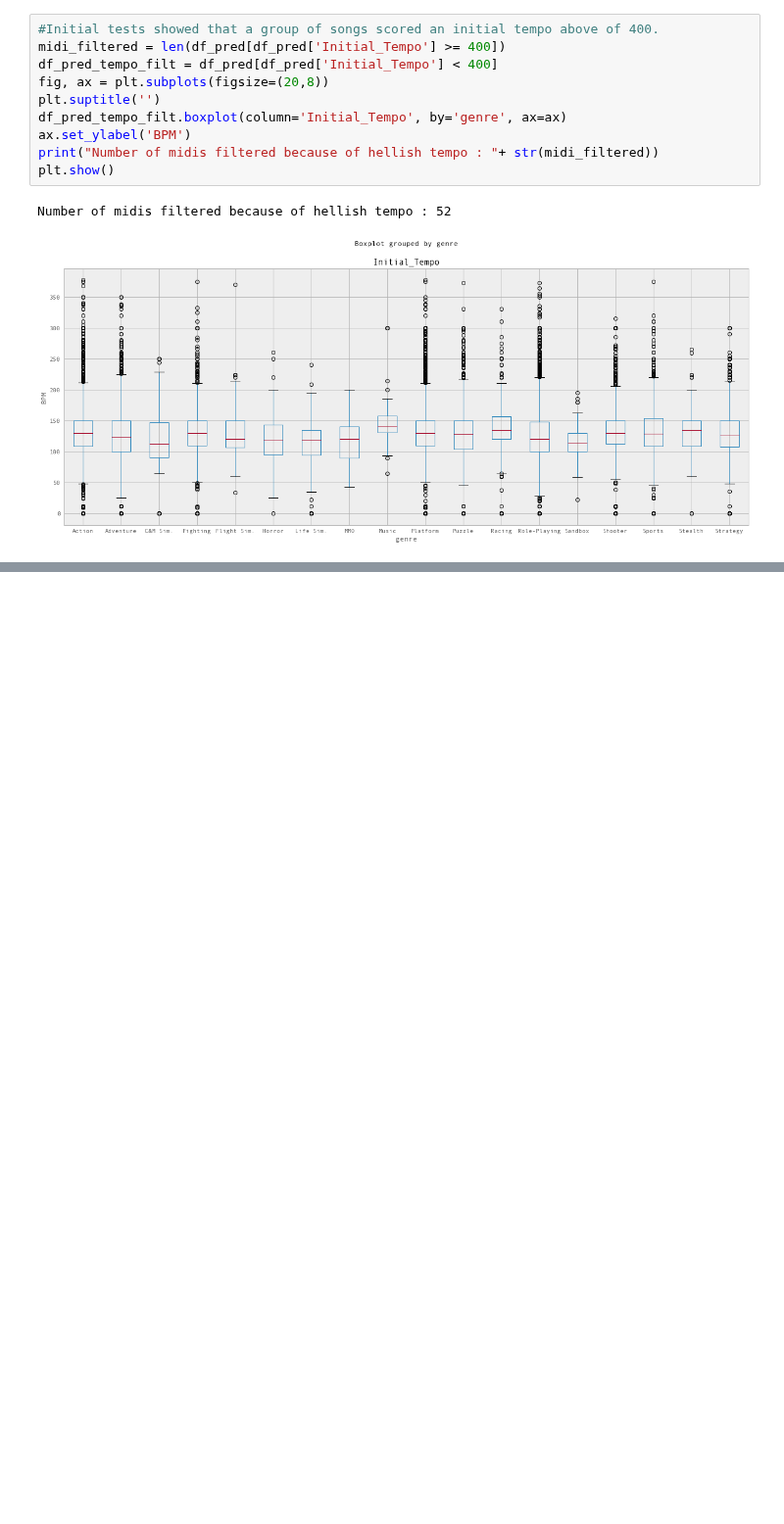
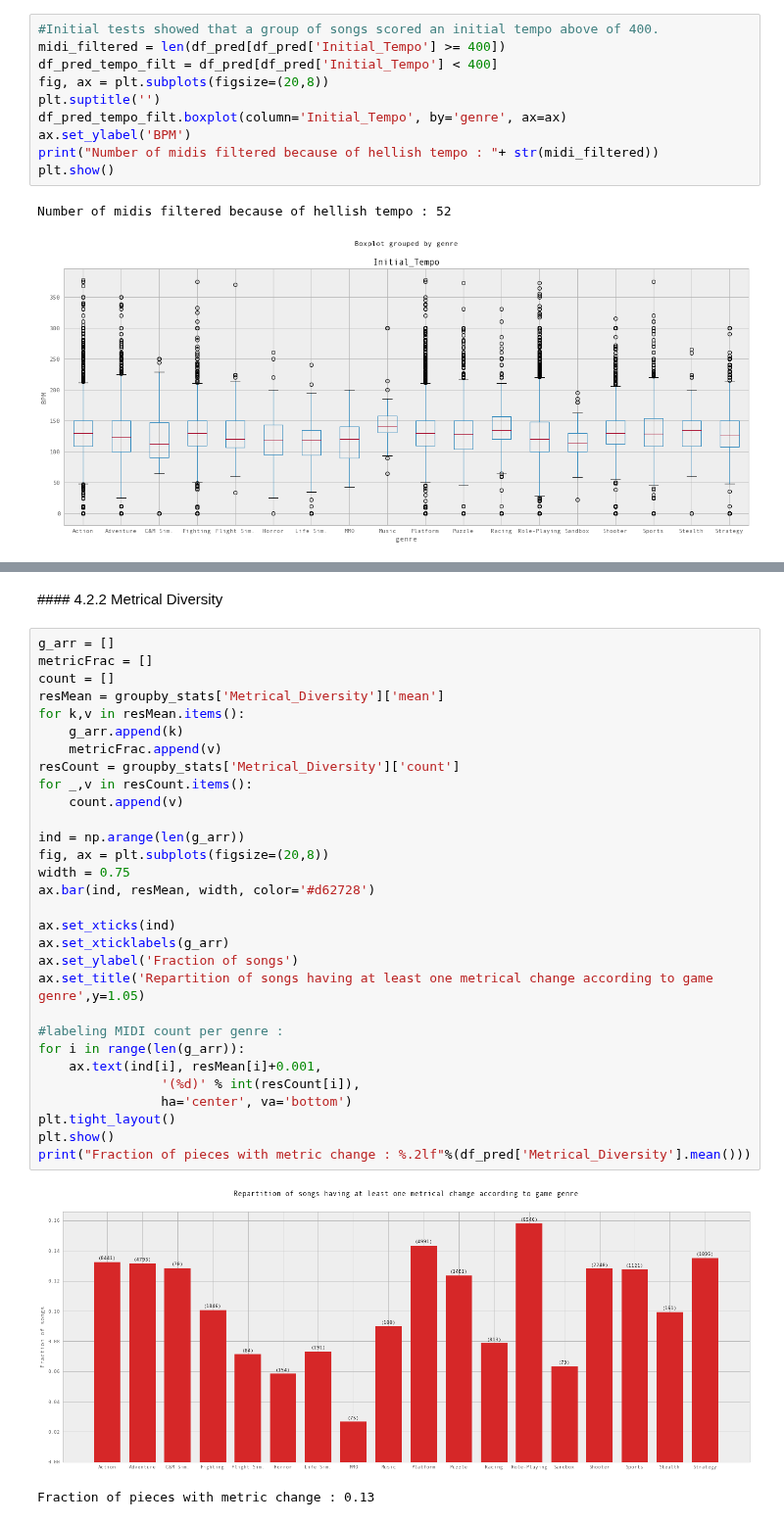
Before and after one commit to cedricviaccoz/musicology, a Jupyter notebook: dataset/JSymbolic Feat. Analysis & Discussion.ipynb, the cells around one changed output, grey strips where cells are left out. Shown at 98% size. Cells and saved outputs as stored; diff of their text form; blank space fills up the shorter version.

Commit message:
Feature analysis for all 6 groups

```diff
--- a/dataset/JSymbolic Feat. Analysis & Discussion.ipynb
+++ b/dataset/JSymbolic Feat. Analysis & Discussion.ipynb
@@ -332,0 +283,35 @@ TypeError: string indices must be integers
+# %% [markdown]
+#### 4.2.2 Metrical Diversity
+# %%
+g_arr = []
+metricFrac = []
+count = []
+resMean = groupby_stats['Metrical_Diversity']['mean']
+for k,v in resMean.items():
+    g_arr.append(k)
+    metricFrac.append(v)
+resCount = groupby_stats['Metrical_Diversity']['count']
+for _,v in resCount.items():
+    count.append(v)
+
+ind = np.arange(len(g_arr))
+fig, ax = plt.subplots(figsize=(20,8))
+width = 0.75
+ax.bar(ind, resMean, width, color='#d62728')
+
+ax.set_xticks(ind)
+ax.set_xticklabels(g_arr)
+ax.set_ylabel('Fraction of songs')
+ax.set_title('Repartition of songs having at least one metrical change according to game genre',y=1.05)
+
+#labeling MIDI count per genre :
+for i in range(len(g_arr)):
+    ax.text(ind[i], resMean[i]+0.001,
+                '(%d)' % int(resCount[i]),
+                ha='center', va='bottom')
+plt.tight_layout()
+plt.show()
+print("Fraction of pieces with metric change : %.2lf"%(df_pred['Metrical_Diversity'].mean()))
+# %% [output]
+[figure, added]
+Fraction of pieces with metric change : 0.13
```
Also changed, not shown: parts of 19 cells of this notebook.
